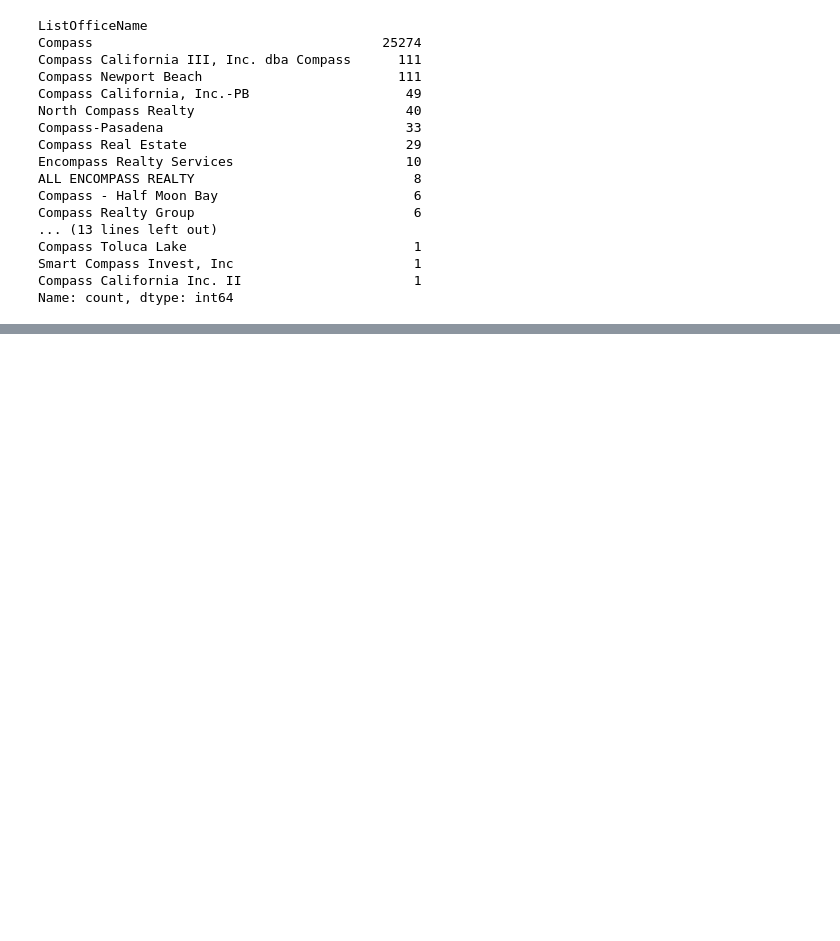
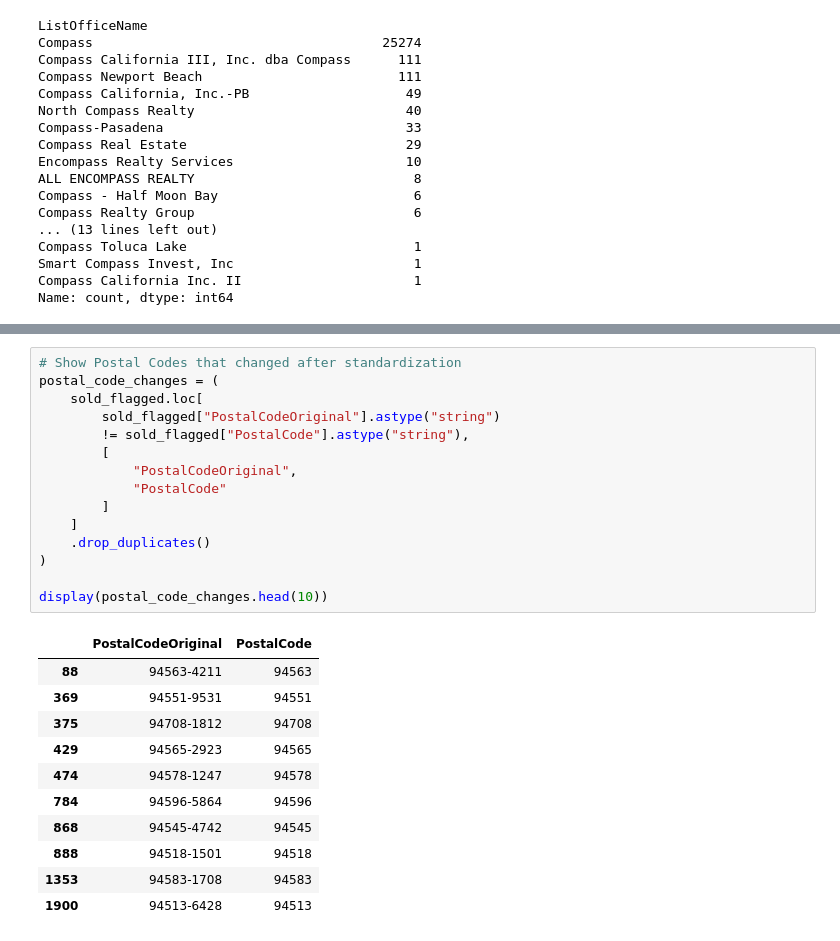
Before and after one commit to pintzu-22/IDXExchange-Data-Analyst-Intern, a Jupyter notebook: outlier_detection.ipynb, the cells around one changed output, grey strips where cells are left out. Cells and saved outputs as stored; diff of their text form; blank space fills up the shorter version.

```diff
--- a/outlier_detection.ipynb
+++ b/outlier_detection.ipynb
@@ -854,0 +1047,27 @@ All datasets saved successfully: True
+# %%
+# Show Postal Codes that changed after standardization
+postal_code_changes = (
+    sold_flagged.loc[
+        sold_flagged["PostalCodeOriginal"].astype("string")
+        != sold_flagged["PostalCode"].astype("string"),
+        [
+            "PostalCodeOriginal",
+            "PostalCode"
+        ]
+    ]
+    .drop_duplicates()
+)
+
+display(postal_code_changes.head(10))
+# %% [output]
+|  | PostalCodeOriginal | PostalCode |
+| 88 | 94563-4211 | 94563 |
+| 369 | 94551-9531 | 94551 |
+| 375 | 94708-1812 | 94708 |
+| 429 | 94565-2923 | 94565 |
+| 474 | 94578-1247 | 94578 |
+| 784 | 94596-5864 | 94596 |
+| 868 | 94545-4742 | 94545 |
+| 888 | 94518-1501 | 94518 |
+| 1353 | 94583-1708 | 94583 |
+| 1900 | 94513-6428 | 94513 |
```
Also changed, not shown: parts of 22 cells of this notebook.
